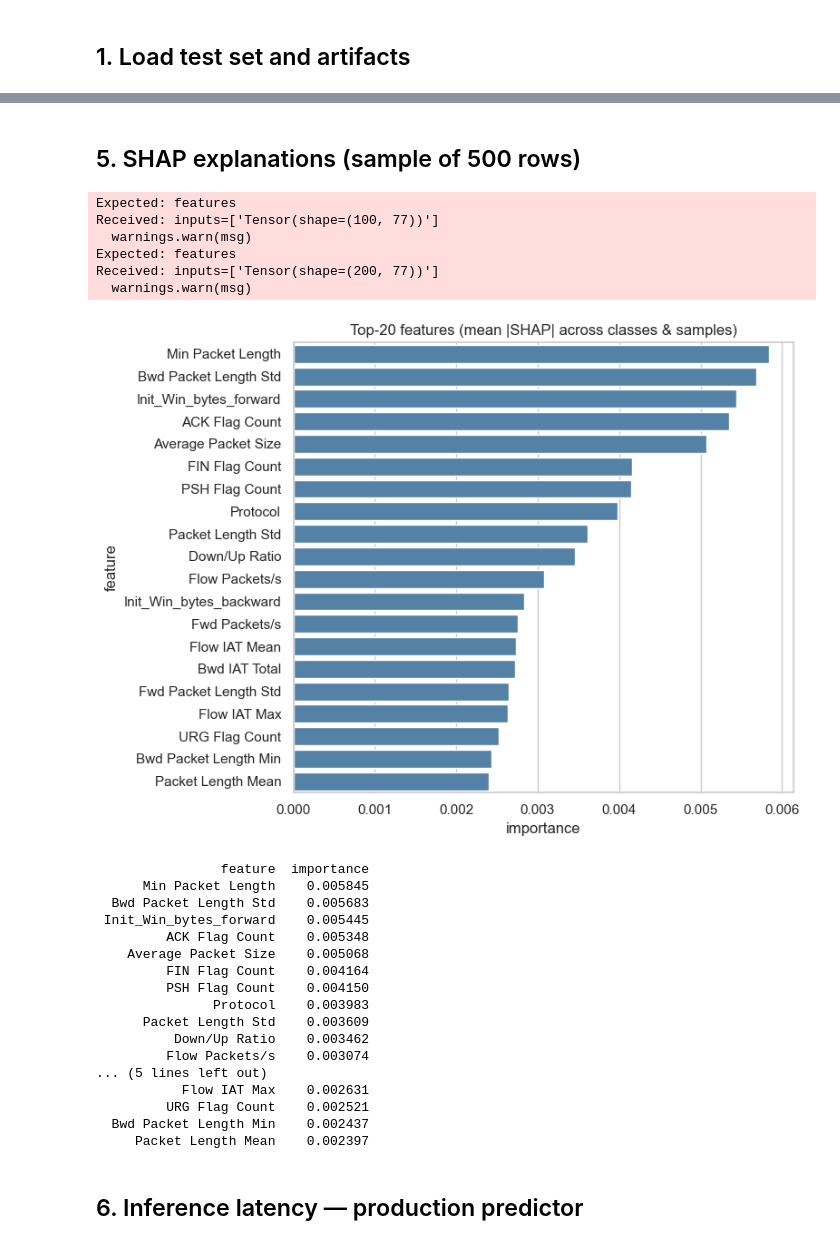
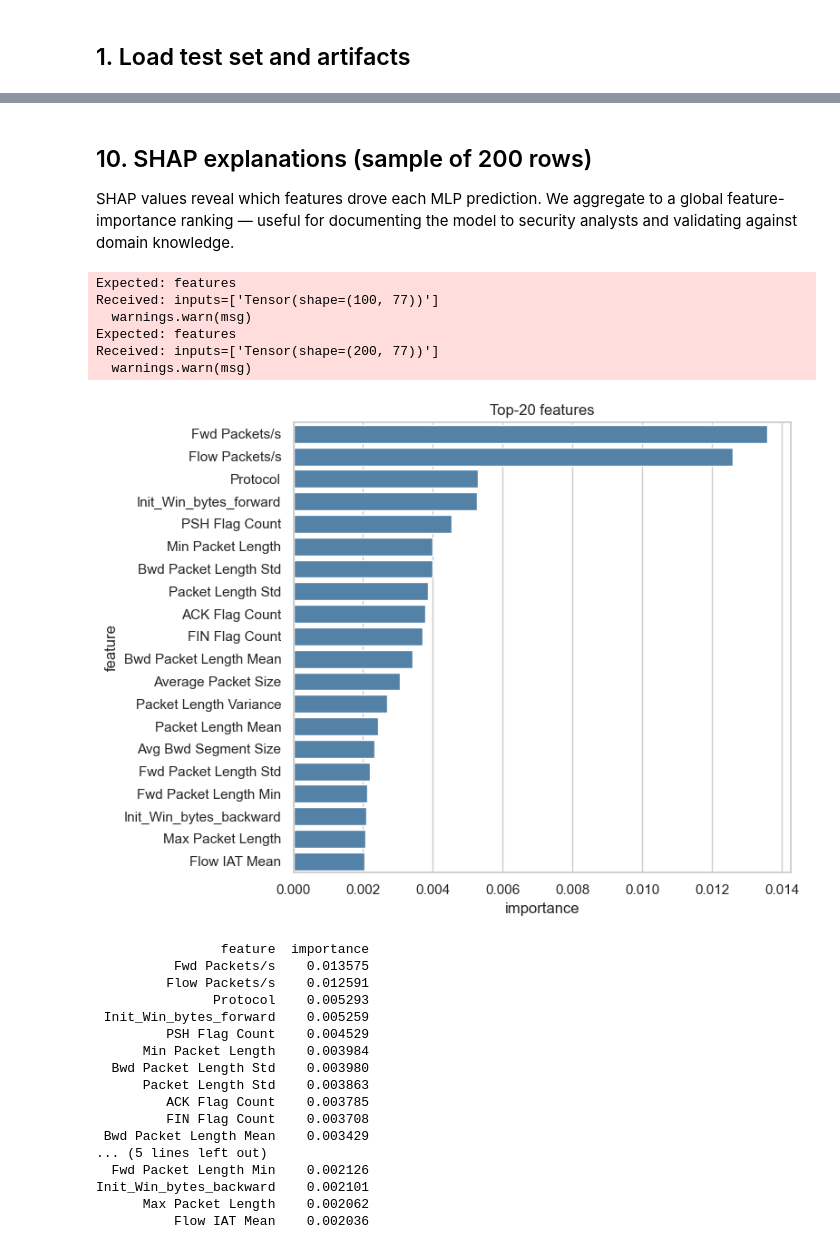
Before and after one commit to 7-lim/Smart_ids, a Jupyter notebook: notebooks/04_evaluation_and_comparison.ipynb, the cells around one changed output, grey strips where cells are left out. Drawn from its saved outputs; the diff is of its cells as text; code cells hidden in the pictures.

```diff
--- a/notebooks/04_evaluation_and_comparison.ipynb
+++ b/notebooks/04_evaluation_and_comparison.ipynb
@@ -149,5 +618,9 @@
 # %% [markdown]
-## 5. SHAP explanations (sample of 500 rows)
+## 10. SHAP explanations (sample of 200 rows)
+
+SHAP values reveal which features drove each MLP prediction. We aggregate
+to a global feature-importance ranking — useful for documenting the model
+to security analysts and validating against domain knowledge.
 # %%
 import shap
 
@@ -160,51 +633,49 @@ explainer   = shap.DeepExplainer(mlp, X[bg_idx])
 shap_values = explainer.shap_values(X[sample_idx])
 
 # SHAP's return shape varies by version:
 #   - list of length n_classes, each (n_samples, n_features)        (old)
 #   - ndarray (n_classes, n_samples, n_features)                    (some)
 #   - ndarray (n_samples, n_features, n_classes)                    (TF/Keras 2.13+)
 sv = np.asarray(shap_values)
 n_features = X.shape[1]
 feat_axis = next(ax for ax, size in enumerate(sv.shape) if size == n_features)
 other_axes = tuple(ax for ax in range(sv.ndim) if ax != feat_axis)
 agg = np.abs(sv).mean(axis=other_axes)         # -> shape (n_features,)
 
 assert len(agg) == len(feature_names), \
     f"agg has {len(agg)} entries, expected {len(feature_names)}"
 
 imp = (pd.DataFrame({"feature": feature_names, "importance": agg})
          .sort_values("importance", ascending=False)
          .head(20))
 
 plt.figure(figsize=(8, 6))
 sns.barplot(data=imp, x="importance", y="feature", color="steelblue")
-plt.title("Top-20 features (mean |SHAP| across classes & samples)")
+plt.title("Top-20 features")
 plt.tight_layout(); plt.show()
 print(imp.to_string(index=False))
 # %% [output]
 Expected: features
 Received: inputs=['Tensor(shape=(100, 77))']
   warnings.warn(msg)
 Expected: features
 Received: inputs=['Tensor(shape=(200, 77))']
   warnings.warn(msg)
-[figure, old version]
+[figure, new version]
                 feature  importance
-      Min Packet Length    0.005845
-  Bwd Packet Length Std    0.005683
- Init_Win_bytes_forward    0.005445
-         ACK Flag Count    0.005348
-    Average Packet Size    0.005068
-         FIN Flag Count    0.004164
-         PSH Flag Count    0.004150
-               Protocol    0.003983
-      Packet Length Std    0.003609
-          Down/Up Ratio    0.003462
-         Flow Packets/s    0.003074
+          Fwd Packets/s    0.013575
+         Flow Packets/s    0.012591
+               Protocol    0.005293
+ Init_Win_bytes_forward    0.005259
+         PSH Flag Count    0.004529
+      Min Packet Length    0.003984
+  Bwd Packet Length Std    0.003980
+      Packet Length Std    0.003863
+         ACK Flag Count    0.003785
+         FIN Flag Count    0.003708
+ Bwd Packet Length Mean    0.003429
 ... (5 lines left out)
-           Flow IAT Max    0.002631
-         URG Flag Count    0.002521
-  Bwd Packet Length Min    0.002437
-     Packet Length Mean    0.002397
+  Fwd Packet Length Min    0.002126
+Init_Win_bytes_backward    0.002101
+      Max Packet Length    0.002062
+          Flow IAT Mean    0.002036
-# %% [markdown]
-## 6. Inference latency — production predictor
```
Also changed, not shown: parts of 28 cells of this notebook, 24 other files.
